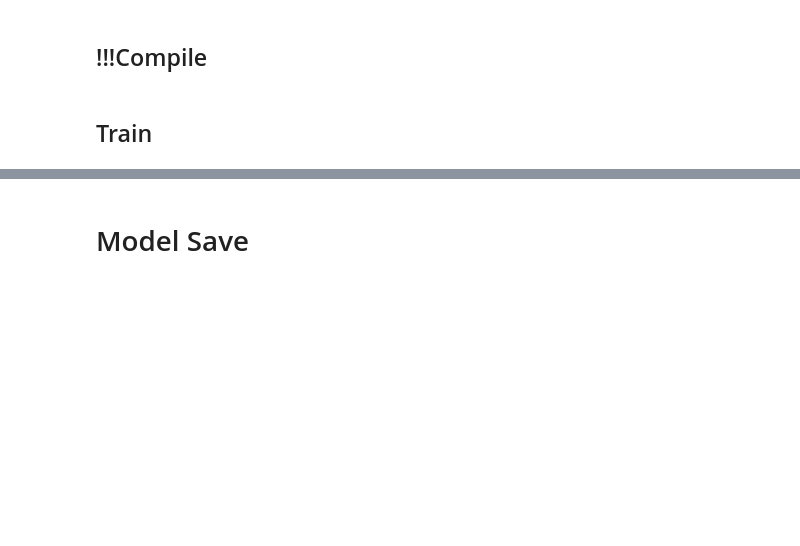
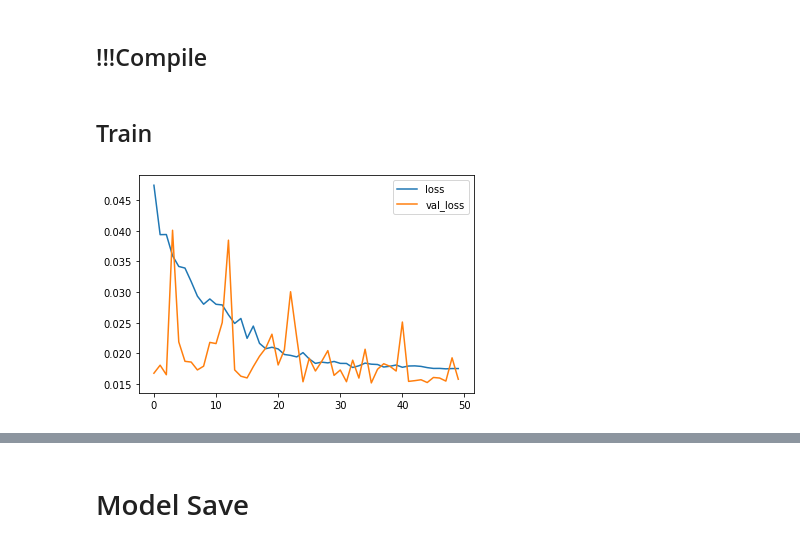
Before and after one commit to crimama/MRI_classification, a Jupyter notebook: 베이스라인/Single Fold/Singlefold_실험0.ipynb, the cells around one changed output, grey strips where cells are left out. Drawn from its saved outputs; the diff is of its cells as text; code cells hidden in the pictures; blank space fills up the shorter version.

```diff
--- a/베이스라인/Single Fold/Singlefold_실험0.ipynb
+++ b/베이스라인/Single Fold/Singlefold_실험0.ipynb
@@ -316,7 +313,7 @@ class DataGenerator(Sequence):
     temp_csvs = temp_csvs.reset_index().drop(columns='index')
     input_csvs = temp_csvs[input_columns]
     input_csvs = (np.array(input_csvs)-csvs_input_min)/(csvs_input_max-csvs_input_min)
-    input_csvs = np.array(input_csvs)
+    input_csvs = np.array(input_csvs).astype(np.float)
 
     #output_csvs
     temp_csvs = self.csvs[self.csvs['병록번호'].apply(lambda x: x in self.batch_keys)]
@@ -378,6 +440,17 @@ def input_to_pre(image_input): #224,224,19
   out = Conv2D(3, (2,2), padding ='same',activation = 'relu')(x)
   return out
 
+def image_augmentation(image_input):
+  x = layers.RandomFlip("horizontal_and_vertical")(image_input)
+  x = layers.RandomRotation(0.2)(x)
+  # x = layers.RandomContrast((0.8,1.2))(x)
+  x = layers.RandomTranslation(
+    (-0.2,0.3),
+    (-0.2,0.3),
+    fill_mode="reflect",
+    interpolation="bilinear")(x)
+  return x
+
 #pretrained model 이후 layers
 def image_encoder(image_combined):
   img = Conv2D(128,(3,3),padding='same')(image_combined)
@@ -456,6 +471,7 @@ callbacks = [ plot_losses,early_stopping,model_check_point]
 def make_model():
   image_input = Input((image_size,image_size,19))
   image = input_to_pre(image_input) #224,224,19 -> 224,224,3
+  image = image_augmentation(image)
 
   # conv
   res = resnet_v2.preprocess_input(image)
@@ -537,33 +553,33 @@ history_lists = []
 csvs_input_max, csvs_input_min = minmax(train_index,input_columns)
 csvs_output_0_max,csvs_output_0_min = minmax(train_index, output_column)
 
 #제너레이터
 train_generator = DataGenerator(new_dir_df,
                             csvs,
                             key_lists[train_index],
                             output_column,
-                            batch_size=BATCH_SIZE,
-                            augmentation=True,
+                            batch_size=BATCH_SIZE,                            augmentation=True,
                               shuffle=True)
 valid_generator = DataGenerator(new_dir_df,
                             csvs,
                             key_lists[valid_index],
                             output_column,
                             batch_size=BATCH_SIZE,
                             augmentation=False,
                             shuffle=False)
 test_generator = DataGenerator(new_dir_df,
                             csvs,
                             key_lists[test_index],
                             output_column,
                             batch_size=BATCH_SIZE,
                             augmentation=False,
                             shuffle=False)
 model = make_model()
 model.compile(optimizer=optimizer,loss = 'mse',metrics=['mae'])
-history = model.fit(train_generator,validation_data = valid_generator, epochs=100,verbose=1,callbacks=callbacks)
+history = model.fit(train_generator,validation_data = valid_generator, epochs=50,verbose=1,callbacks=callbacks)
 
 model_lists.append(model)
 history_lists.append(history)
 #Batch : 32 + output : 2 + isize:256 + Radam + init : 0.001 + Expo decay + s Kfold
 # %% [output]
+[figure, added]
```
Also changed, not shown: parts of 19 cells of this notebook, 6 other files.
